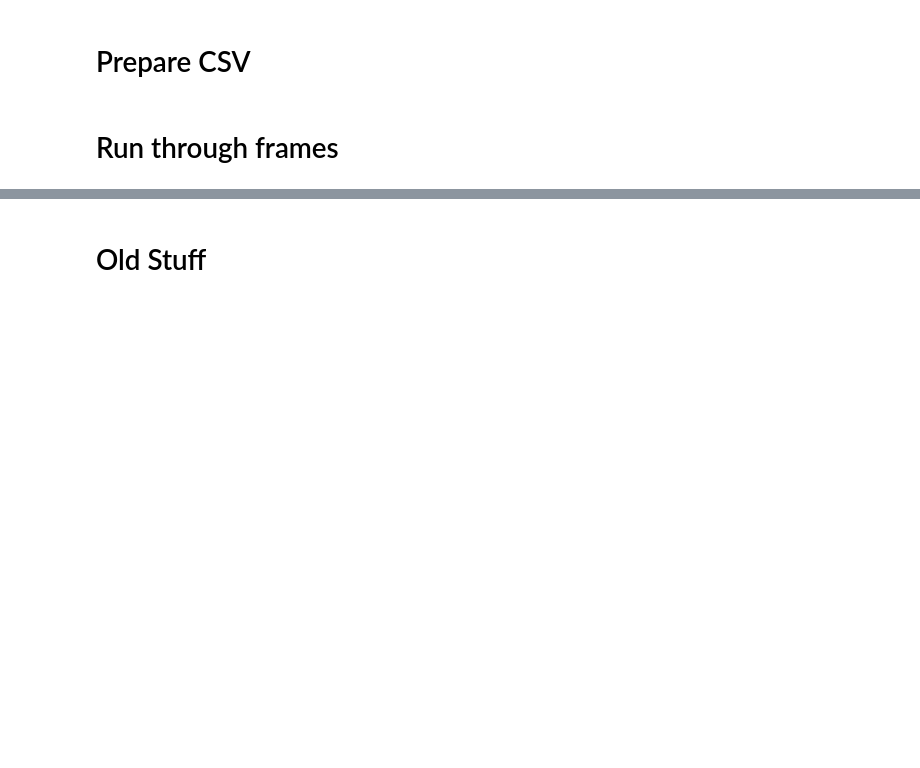
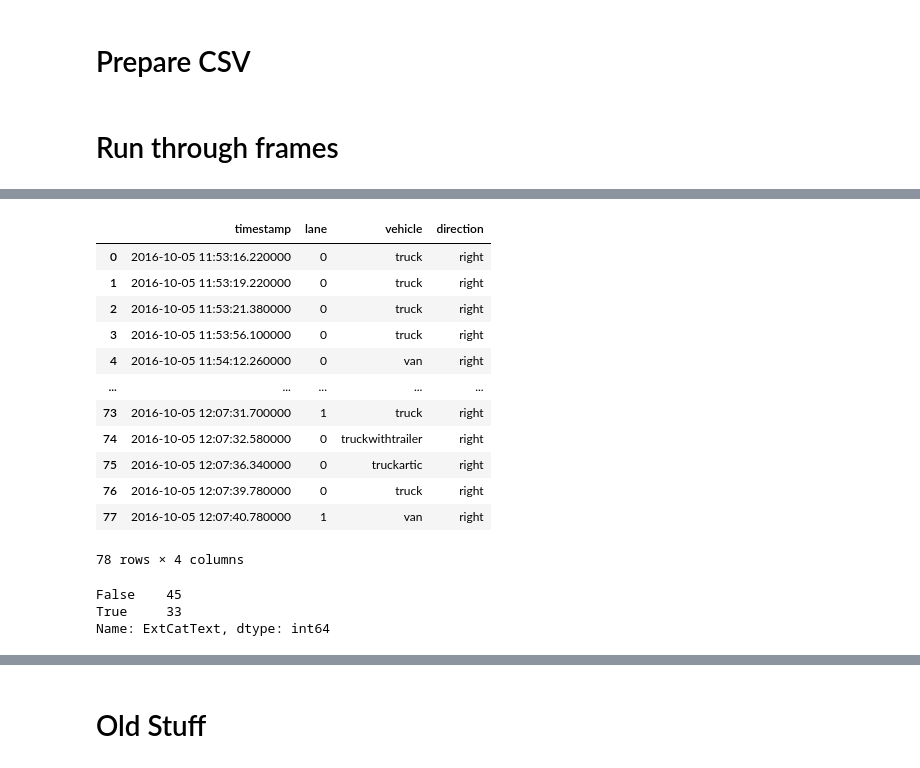
Before and after one commit to jmhaussaire/SOAI-Project, a Jupyter notebook: Swiss10_prep.ipynb, the cells around one changed output, grey strips where cells are left out. Saved outputs shown, nothing was run; the diff lists cells and outputs as text; code cells hidden in the pictures; blank space fills up the shorter version.

```diff
--- a/Swiss10_prep.ipynb
+++ b/Swiss10_prep.ipynb
@@ -200,0 +301,16 @@ Caused by op 'conv2d_2_1/convolution', defined at:
+# %%
+df_log
+# %% [output]
+|  | timestamp | lane | vehicle | direction |
+| 0 | 2016-10-05 11:53:16.220000 | 0 | truck | right |
+| 1 | 2016-10-05 11:53:19.220000 | 0 | truck | right |
+| 2 | 2016-10-05 11:53:21.380000 | 0 | truck | right |
+| 3 | 2016-10-05 11:53:56.100000 | 0 | truck | right |
+| 4 | 2016-10-05 11:54:12.260000 | 0 | van | right |
+| ... | ... | ... | ... | ... |
+| 73 | 2016-10-05 12:07:31.700000 | 1 | truck | right |
+| 74 | 2016-10-05 12:07:32.580000 | 0 | truckwithtrailer | right |
+| 75 | 2016-10-05 12:07:36.340000 | 0 | truckartic | right |
+| 76 | 2016-10-05 12:07:39.780000 | 0 | truck | right |
+| 77 | 2016-10-05 12:07:40.780000 | 1 | van | right |
+78 rows × 4 columns
@@ -200,0 +319,6 @@ Caused by op 'conv2d_2_1/convolution', defined at:
+# %%
+df_comp.value_counts()
+# %% [output]
+False    45
+True     33
+Name: ExtCatText, dtype: int64
```
Also changed, not shown: parts of 23 cells of this notebook.
